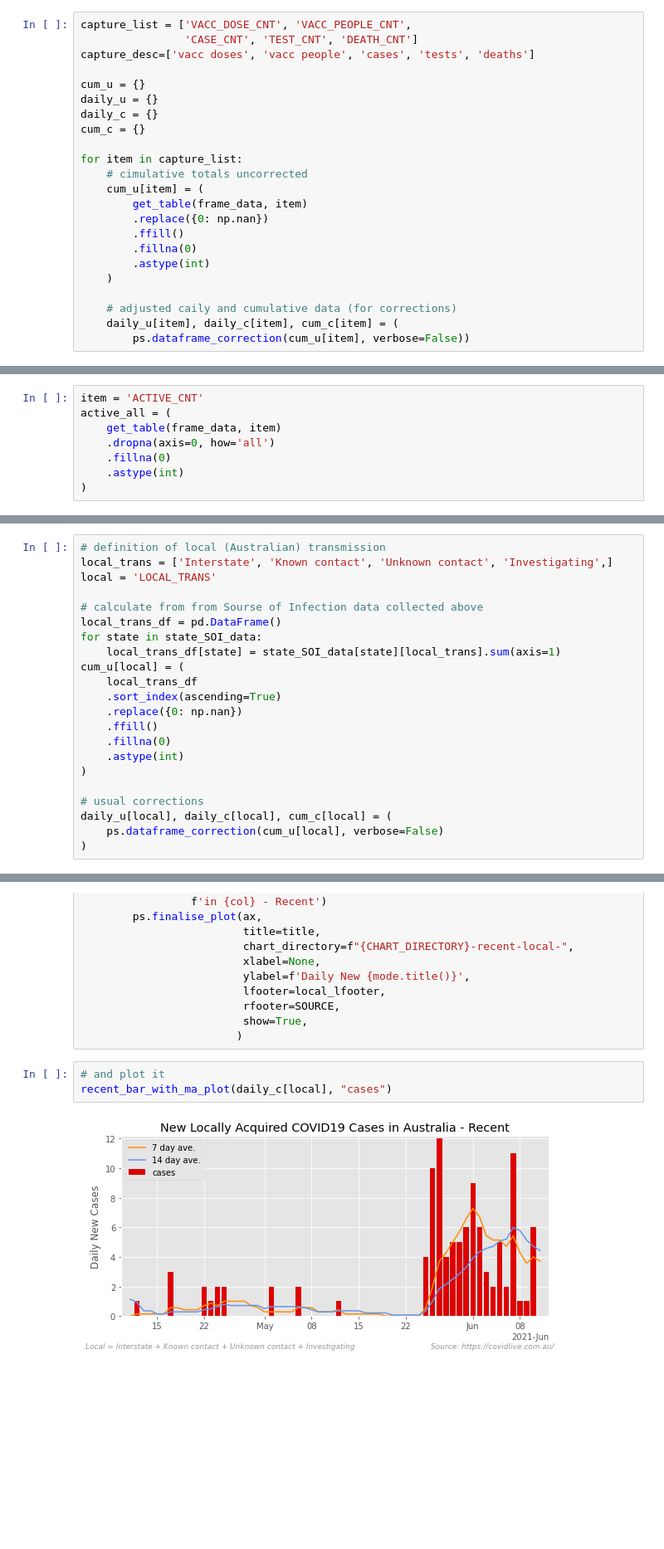
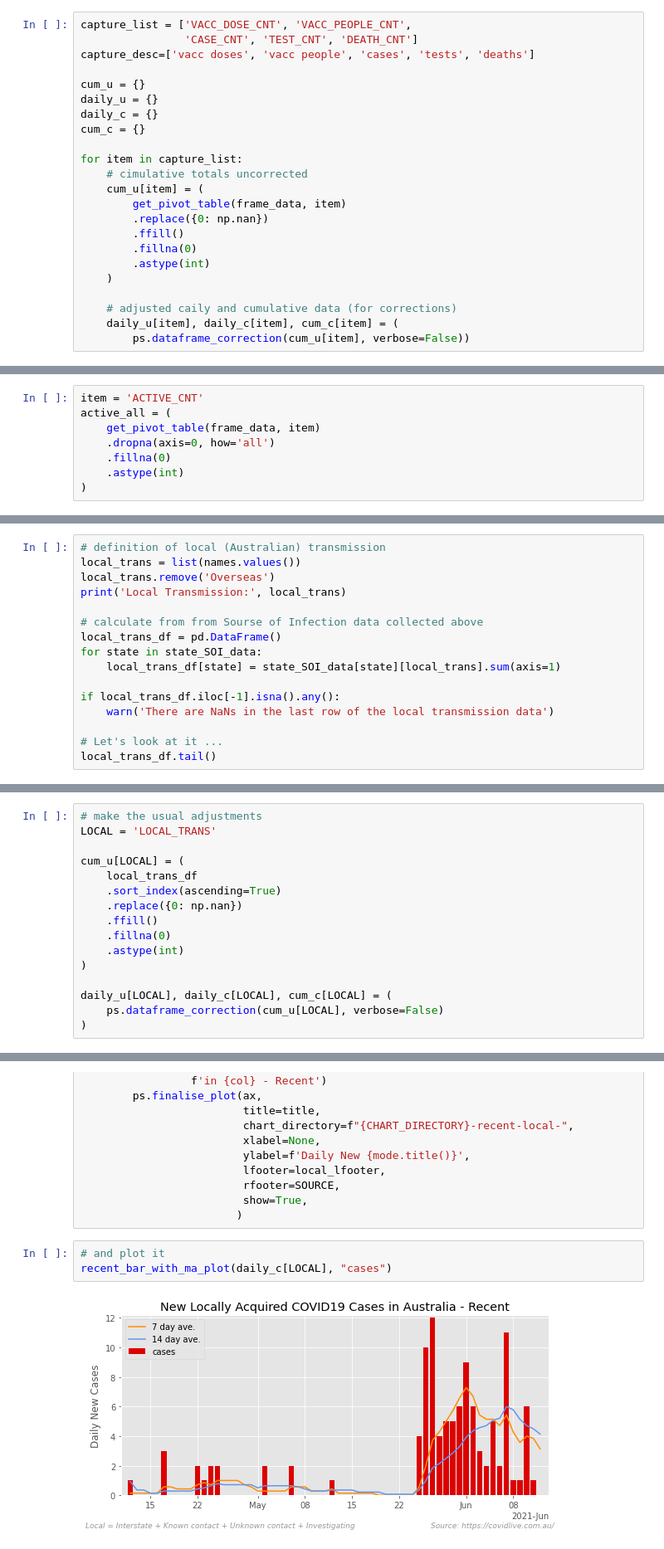
Before and after one commit to bpalmer4/Covid-19, a Jupyter notebook: notebooks/Covid-Australia-covidlive.ipynb, the cells around one changed output, grey strips where cells are left out. Shown at 83% size. Cells and saved outputs as stored; diff of their text form; blank space fills up the shorter version.

```diff
--- a/notebooks/Covid-Australia-covidlive.ipynb
+++ b/notebooks/Covid-Australia-covidlive.ipynb
@@ -188,7 +212,7 @@ cum_c = {}
 for item in capture_list:
     # cimulative totals uncorrected
     cum_u[item] = (
-        get_table(frame_data, item)
+        get_pivot_table(frame_data, item)
         .replace({0: np.nan})
         .ffill()
         .fillna(0)
@@ -275,7 +299,7 @@ mpl.rcParams['axes.prop_cycle'] = mpl.cycler(color=AU_COLOURS)
 # %%
 item = 'ACTIVE_CNT'
 active_all = (
-    get_table(frame_data, item)
+    get_pivot_table(frame_data, item)
     .dropna(axis=0, how='all')
     .fillna(0)
     .astype(int)
@@ -450,23 +499,17 @@ Note: calculated using the source of infection data
 ### Create dataframe of local tranmission
 # %%
 # definition of local (Australian) transmission
-local_trans = ['Interstate', 'Known contact', 'Unknown contact', 'Investigating',]
-local = 'LOCAL_TRANS'
+local_trans = list(names.values())
+local_trans.remove('Overseas')
+print('Local Transmission:', local_trans)
 
 # calculate from from Sourse of Infection data collected above
 local_trans_df = pd.DataFrame()
 for state in state_SOI_data:
     local_trans_df[state] = state_SOI_data[state][local_trans].sum(axis=1)
-cum_u[local] = (
-    local_trans_df
-    .sort_index(ascending=True)
-    .replace({0: np.nan})
-    .ffill()
-    .fillna(0)
-    .astype(int)
-)
 
-# usual corrections
-daily_u[local], daily_c[local], cum_c[local] = (
-    ps.dataframe_correction(cum_u[local], verbose=False)
-)
+if local_trans_df.iloc[-1].isna().any():
+    warn('There are NaNs in the last row of the local transmission data')
+
+# Let's look at it ...
+local_trans_df.tail()
@@ -473,3 +525,19 @@ daily_u[local], daily_c[local], cum_c[local] = (
+# %%
+# make the usual adjustments
+LOCAL = 'LOCAL_TRANS'
+
+cum_u[LOCAL] = (
+    local_trans_df
+    .sort_index(ascending=True)
+    .replace({0: np.nan})
+    .ffill()
+    .fillna(0)
+    .astype(int)
+)
+
+daily_u[LOCAL], daily_c[LOCAL], cum_c[LOCAL] = (
+    ps.dataframe_correction(cum_u[LOCAL], verbose=False)
+)
 # %% [markdown]
 ### Bar charts cumulative local transmission
 # %%
@@ -555,6 +623,6 @@ def recent_bar_with_ma_plot(df, mode):
                         )
 # %%
 # and plot it
-recent_bar_with_ma_plot(daily_c[local], "cases")
+recent_bar_with_ma_plot(daily_c[LOCAL], "cases")
 # %% [output]
-[figure, old version]
+[figure, new version]
```
Also changed, not shown: parts of 26 cells of this notebook.
